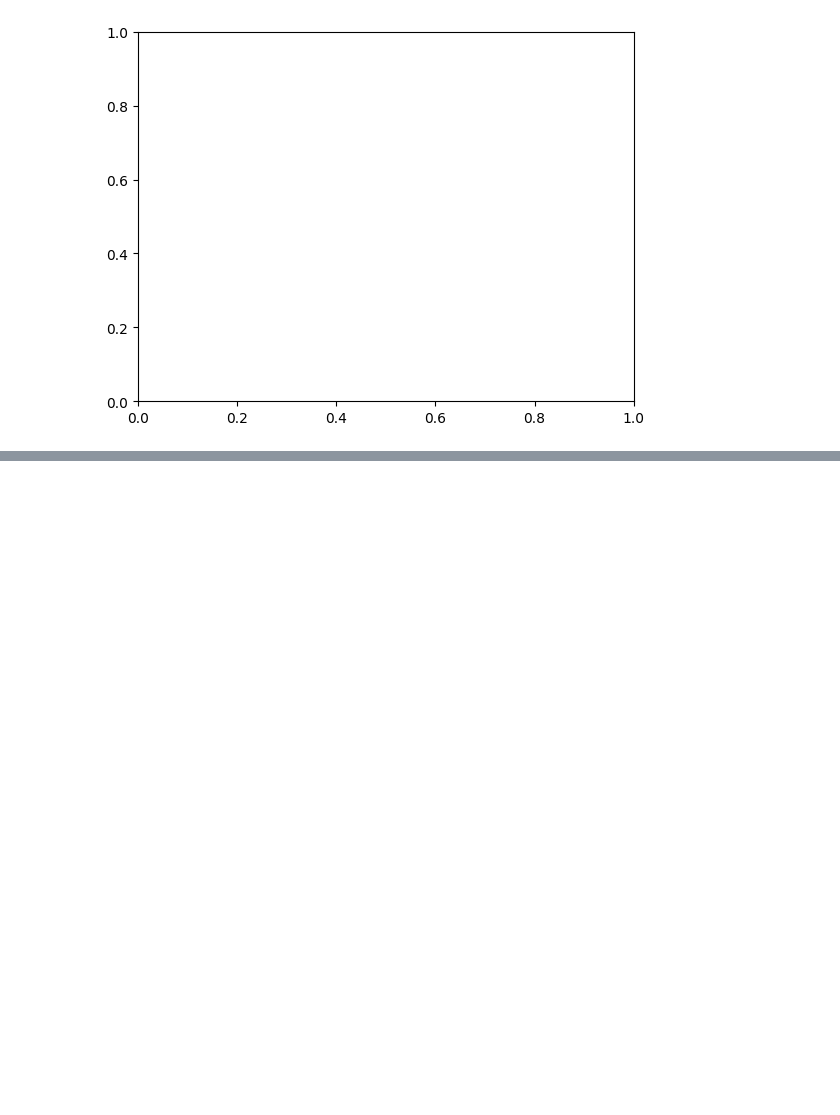
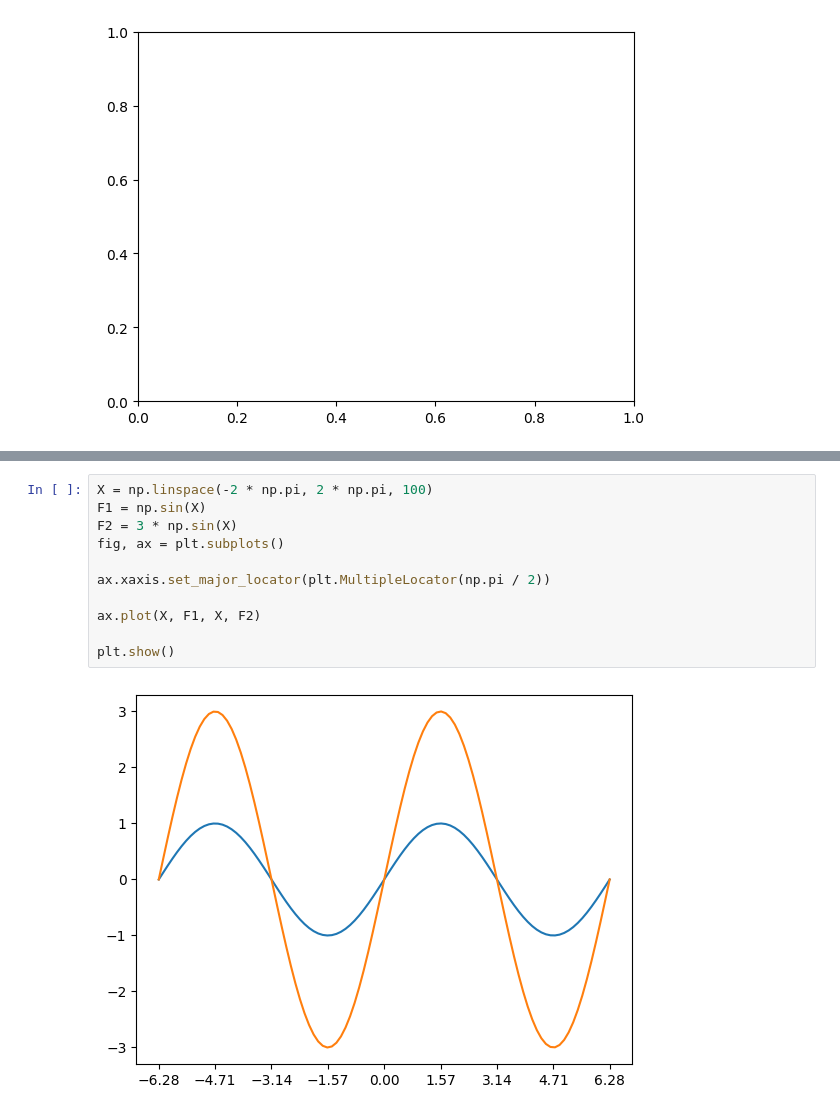
Before and after one commit to VadivelR/mycode, a Jupyter notebook: graphing/annotating-graphs/matplotlibgraphing.ipynb, the cells around one changed output, grey strips where cells are left out. Drawn from its saved outputs; the diff is of its cells as text; blank space fills up the shorter version.

```diff
--- a/graphing/annotating-graphs/matplotlibgraphing.ipynb
+++ b/graphing/annotating-graphs/matplotlibgraphing.ipynb
@@ -54,0 +105,13 @@ Text(0, 0, '')
+# %%
+X = np.linspace(-2 * np.pi, 2 * np.pi, 100)
+F1 = np.sin(X)
+F2 = 3 * np.sin(X)
+fig, ax = plt.subplots()
+
+ax.xaxis.set_major_locator(plt.MultipleLocator(np.pi / 2))
+
+ax.plot(X, F1, X, F2)
+
+plt.show()
+# %% [output]
+[figure, added]
```
Also changed, not shown: parts of 5 cells of this notebook, 3 other files.
